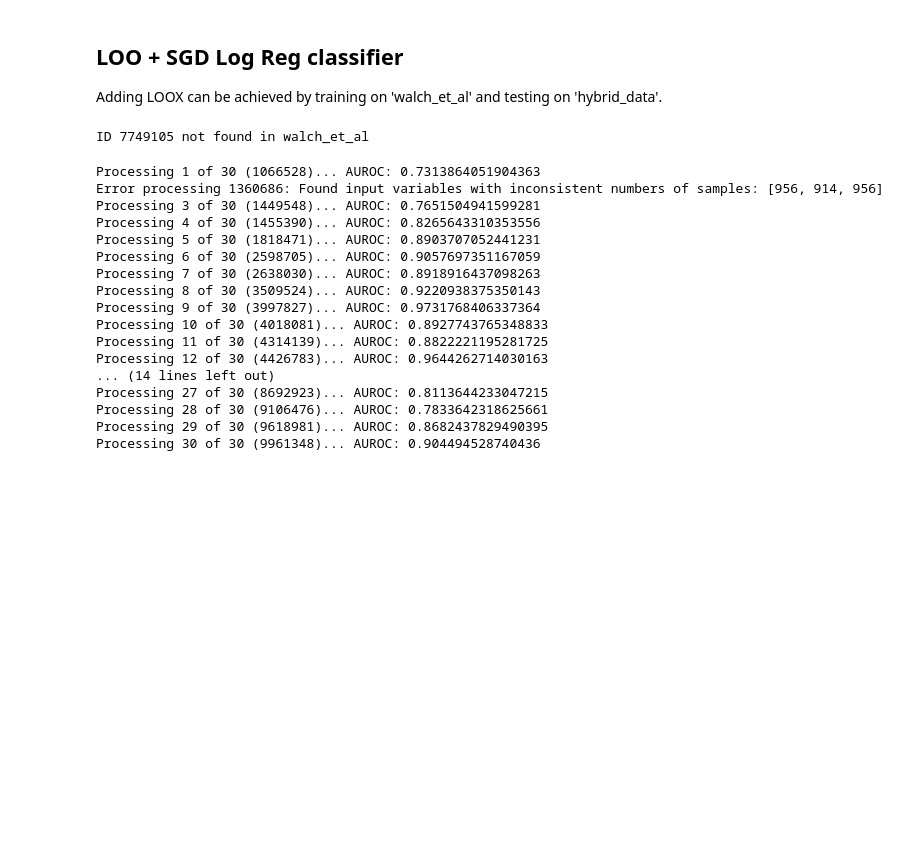
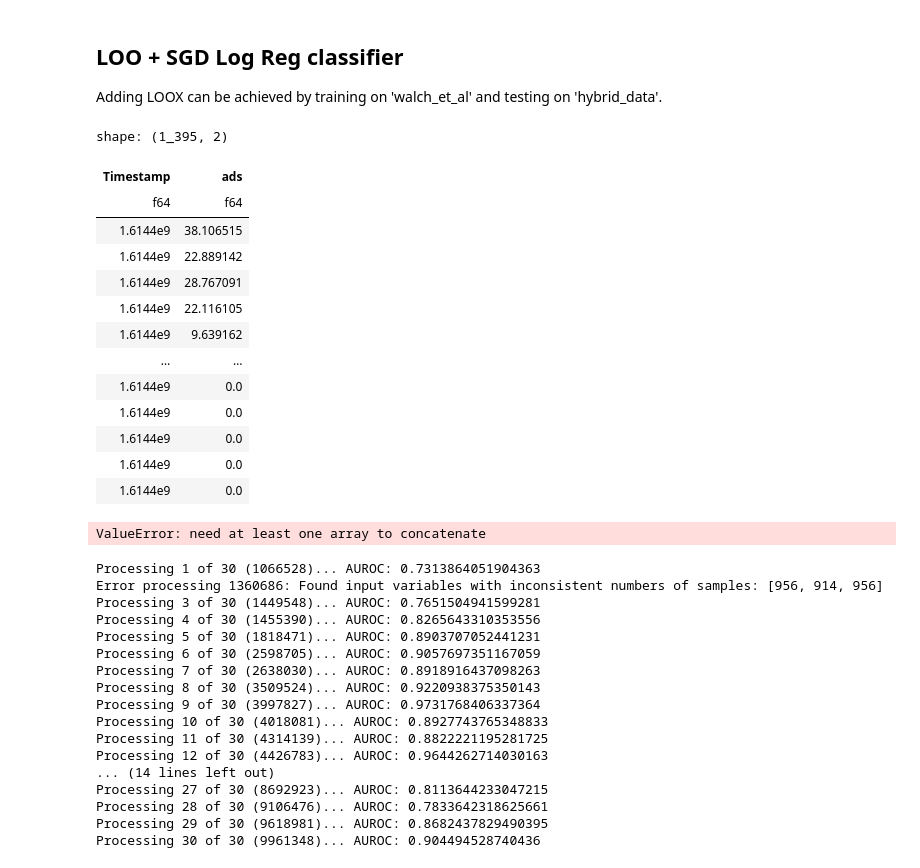
Before and after one commit to ftavella/pisces, a Jupyter notebook: analyses/disordered_sleepers.ipynb, the cells around one changed output. Drawn from its saved outputs; the diff is of its cells as text; code cells hidden in the pictures; blank space fills up the shorter version.

```diff
--- a/analyses/disordered_sleepers.ipynb
+++ b/analyses/disordered_sleepers.ipynb
@@ -182,16 +183,33 @@ plot_predictions(evaluations=evaluations_walch, y_time=psg_time, idx=id)
 # %% [markdown]
 ## LOO + SGD Log Reg classifier
 Adding LOOX can be achieved by training on 'walch_et_al' and testing on 'hybrid_data'.
+# %%
+disordered.get_feature_data("activity", id)
+# %% [output]
+shape: (1_395, 2)
+| Timestamp | ads |
+| f64 | f64 |
+| 1.6144e9 | 38.106515 |
+| 1.6144e9 | 22.889142 |
+| 1.6144e9 | 28.767091 |
+| 1.6144e9 | 22.116105 |
+| 1.6144e9 | 9.639162 |
+| … | … |
+| 1.6144e9 | 0.0 |
+| 1.6144e9 | 0.0 |
+| 1.6144e9 | 0.0 |
+| 1.6144e9 | 0.0 |
+| 1.6144e9 | 0.0 |
 # %%
 
 from pisces.models import LeaveOneOutSplitter, SGDLogisticRegression, run_splits
 
-DATA_SET = walch
+DATA_SET = disordered
 loo = LeaveOneOutSplitter()
 
-split_models, log_reg_preprocessed_data_walch, splits = run_splits(loo, DATA_SET, SGDLogisticRegression)
+split_models, log_reg_preprocessed_data, splits = run_splits(loo, DATA_SET, SGDLogisticRegression)
 # %% [output]
-ID 7749105 not found in walch_et_al
+ValueError: need at least one array to concatenate
 # %%
 
 from typing import Dict
```
Also changed, not shown: parts of 8 cells of this notebook.
